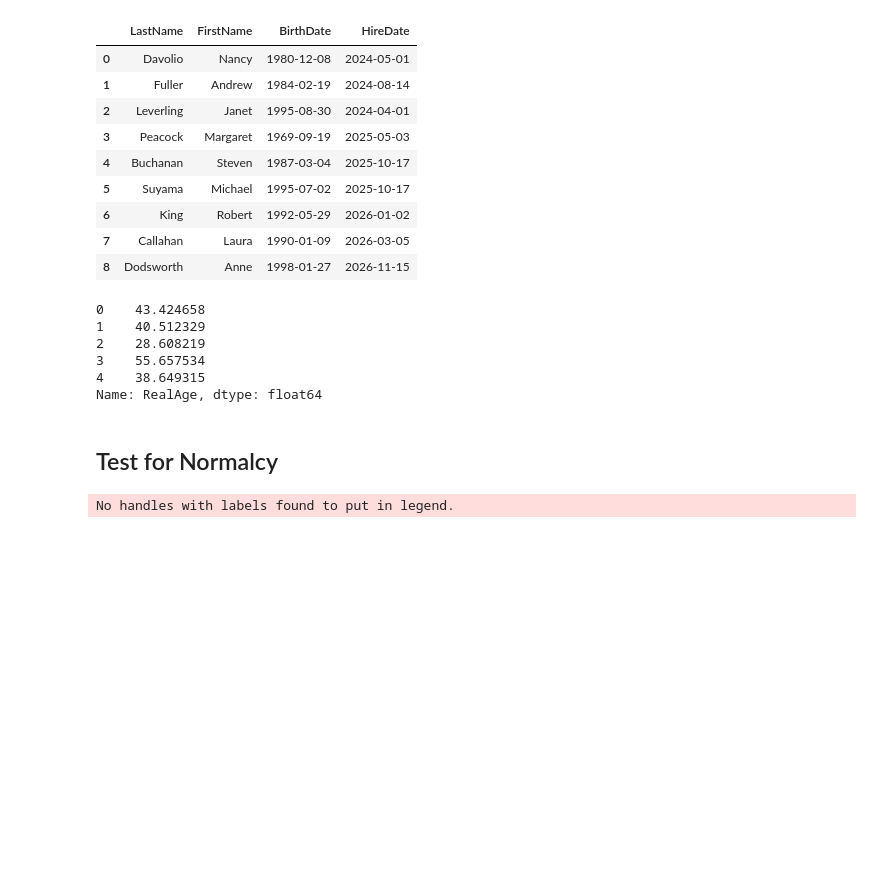
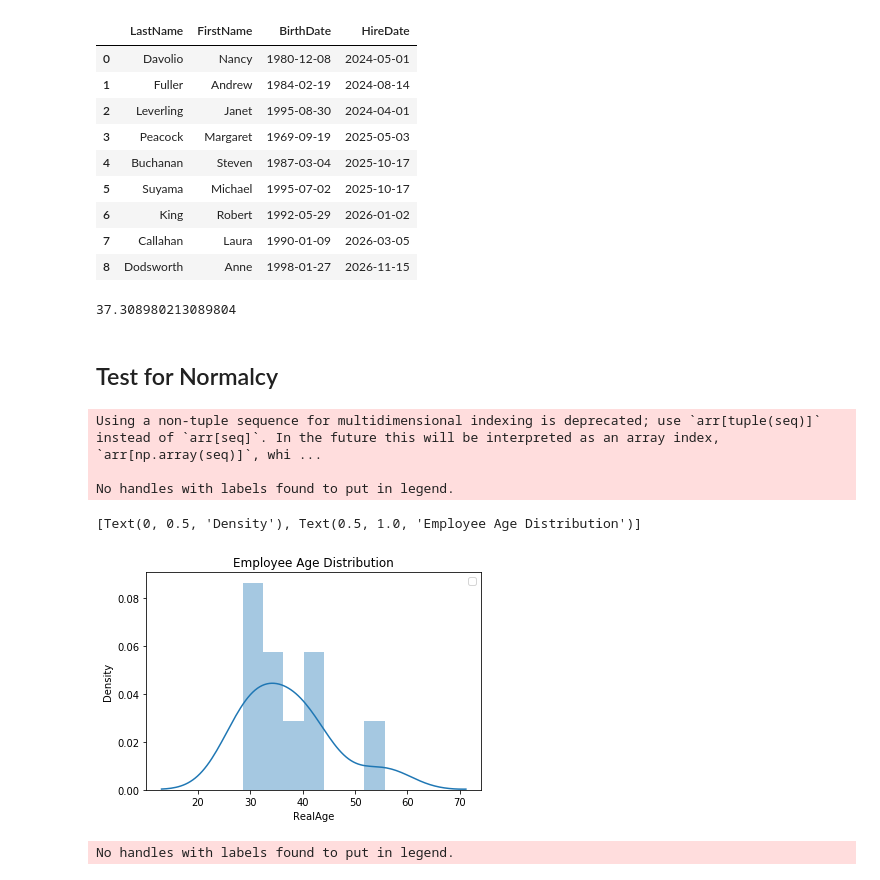
Before and after one commit to jdsmithwes/hypothesis_testing_workflow_python, a Jupyter notebook: student.ipynb, the cells around one changed output. Cells and saved outputs as stored; diff of their text form; code cells hidden in the pictures; blank space fills up the shorter version.

```diff
--- a/student.ipynb
+++ b/student.ipynb
@@ -447,16 +465,22 @@ df['Age'] = abs(df['HireDate'] - df['BirthDate'])
 
 df['Age'] = (df['Age'] / np.timedelta64(1, 'D')).astype(float) #stack overflow is a god send
 df['RealAge'] = df['Age']/365
-df['RealAge'].head()
+df['RealAge'].mean()
 # %% [output]
-0    43.424658
-1    40.512329
-2    28.608219
-3    55.657534
-4    38.649315
-Name: RealAge, dtype: float64
+37.308980213089804
 # %% [markdown]
 ## Test for Normalcy
+# %%
+sns.distplot(df['RealAge'],bins=7)
+ax = plt.gca()
+ax.legend()
+ax.set(title = 'Employee Age Distribution',ylabel='Density')
+# %% [output]
+Using a non-tuple sequence for multidimensional indexing is deprecated; use `arr[tuple(seq)]` instead of `arr[seq]`. In the future this will be interpreted as an array index, `arr[np.array(seq)]`, whi ...
+
+No handles with labels found to put in legend.
+[Text(0, 0.5, 'Density'), Text(0.5, 1.0, 'Employee Age Distribution')]
+[figure, added]
 # %%
 sns.barplot(data= df,x='FirstName', y='RealAge',ci=68)
 plt.axhline(y=30,xmin = 0,xmax=1, color = 'black')
```
Also changed, not shown: parts of 16 cells of this notebook.
